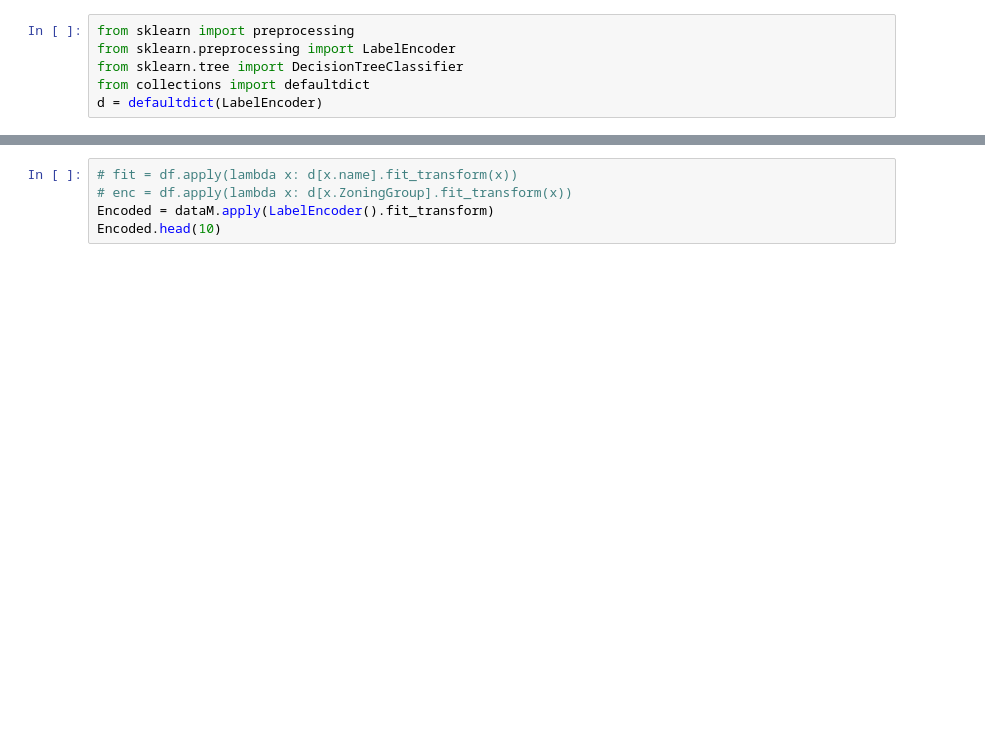
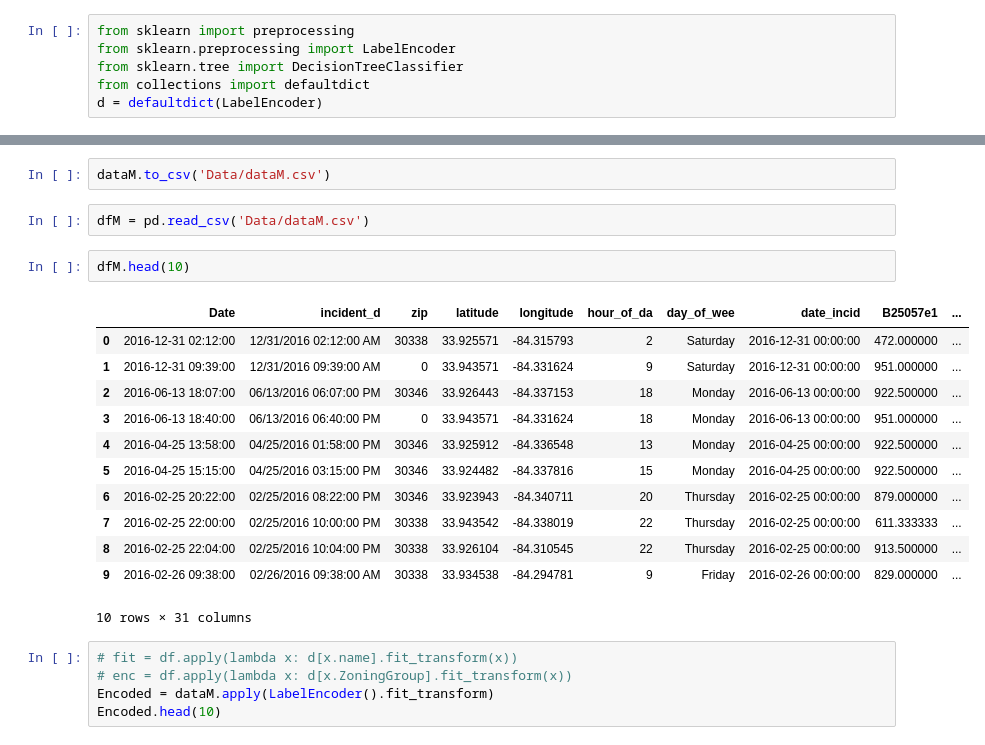
Before and after one commit to akell47/DataSciCourse, a Jupyter notebook: projects/final-projects/Incidents_SS_COD.ipynb, the cells around one changed output, grey strips where cells are left out. Drawn from its saved outputs; the diff is of its cells as text; blank space fills up the shorter version.

```diff
--- a/projects/final-projects/Incidents_SS_COD.ipynb
+++ b/projects/final-projects/Incidents_SS_COD.ipynb
@@ -291,3 +309,22 @@ dataM.head(10)
+# %%
+dataM.to_csv('Data/dataM.csv')
+# %%
+dfM = pd.read_csv('Data/dataM.csv')
+# %%
+dfM.head(10)
+# %% [output]
+|  | Date | incident_d | zip | latitude | longitude | hour_of_da | day_of_wee | date_incid | B25057e1 | ... |
+| 0 | 2016-12-31 02:12:00 | 12/31/2016 02:12:00 AM | 30338 | 33.925571 | -84.315793 | 2 | Saturday | 2016-12-31 00:00:00 | 472.000000 | ... |
+| 1 | 2016-12-31 09:39:00 | 12/31/2016 09:39:00 AM | 0 | 33.943571 | -84.331624 | 9 | Saturday | 2016-12-31 00:00:00 | 951.000000 | ... |
+| 2 | 2016-06-13 18:07:00 | 06/13/2016 06:07:00 PM | 30346 | 33.926443 | -84.337153 | 18 | Monday | 2016-06-13 00:00:00 | 922.500000 | ... |
+| 3 | 2016-06-13 18:40:00 | 06/13/2016 06:40:00 PM | 0 | 33.943571 | -84.331624 | 18 | Monday | 2016-06-13 00:00:00 | 951.000000 | ... |
+| 4 | 2016-04-25 13:58:00 | 04/25/2016 01:58:00 PM | 30346 | 33.925912 | -84.336548 | 13 | Monday | 2016-04-25 00:00:00 | 922.500000 | ... |
+| 5 | 2016-04-25 15:15:00 | 04/25/2016 03:15:00 PM | 30346 | 33.924482 | -84.337816 | 15 | Monday | 2016-04-25 00:00:00 | 922.500000 | ... |
+| 6 | 2016-02-25 20:22:00 | 02/25/2016 08:22:00 PM | 30346 | 33.923943 | -84.340711 | 20 | Thursday | 2016-02-25 00:00:00 | 879.000000 | ... |
+| 7 | 2016-02-25 22:00:00 | 02/25/2016 10:00:00 PM | 30338 | 33.943542 | -84.338019 | 22 | Thursday | 2016-02-25 00:00:00 | 611.333333 | ... |
+| 8 | 2016-02-25 22:04:00 | 02/25/2016 10:04:00 PM | 30338 | 33.926104 | -84.310545 | 22 | Thursday | 2016-02-25 00:00:00 | 913.500000 | ... |
+| 9 | 2016-02-26 09:38:00 | 02/26/2016 09:38:00 AM | 30338 | 33.934538 | -84.294781 | 9 | Friday | 2016-02-26 00:00:00 | 829.000000 | ... |
+10 rows × 31 columns
 # %%
 # fit = df.apply(lambda x: d[x.name].fit_transform(x))
 # enc = df.apply(lambda x: d[x.ZoningGroup].fit_transform(x))
```
Also changed, not shown: parts of 11 cells of this notebook.
